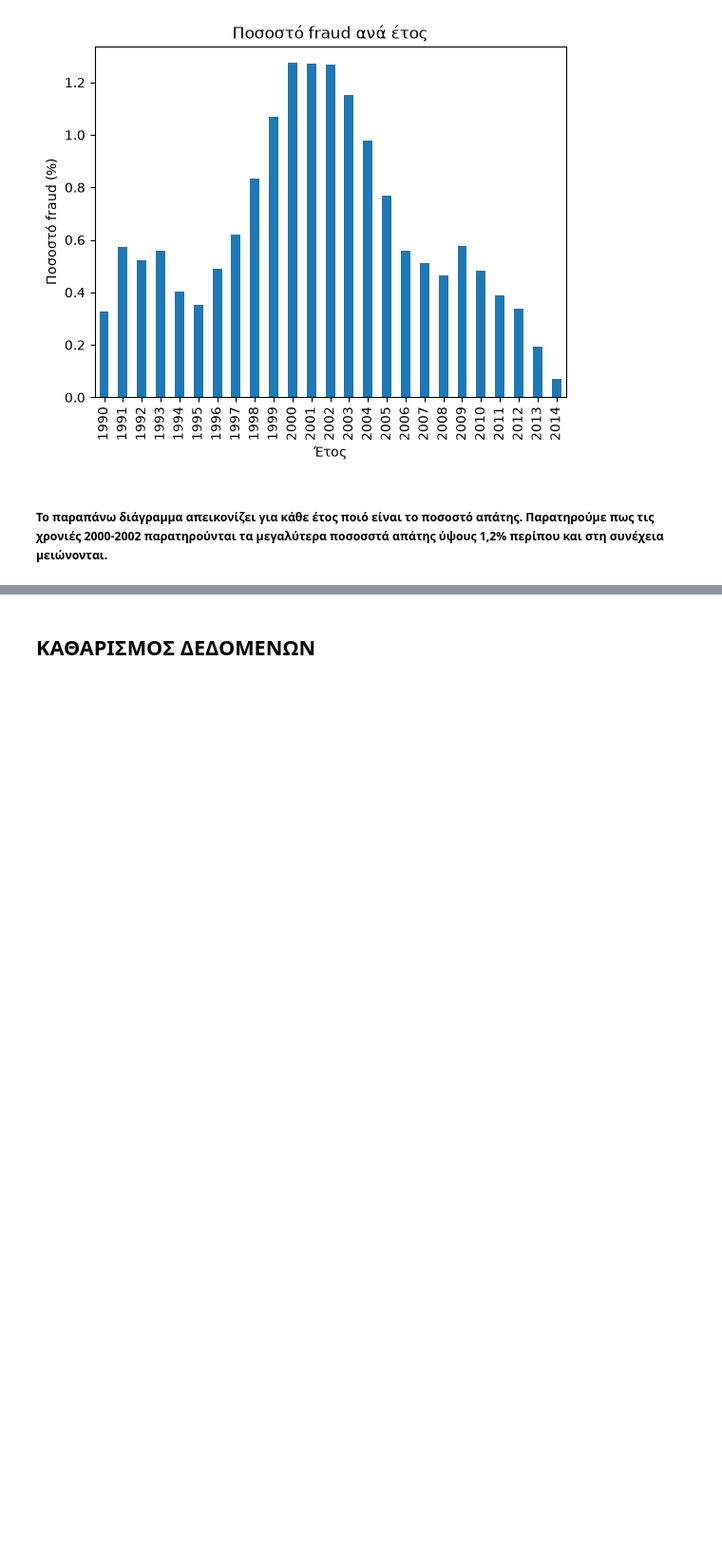
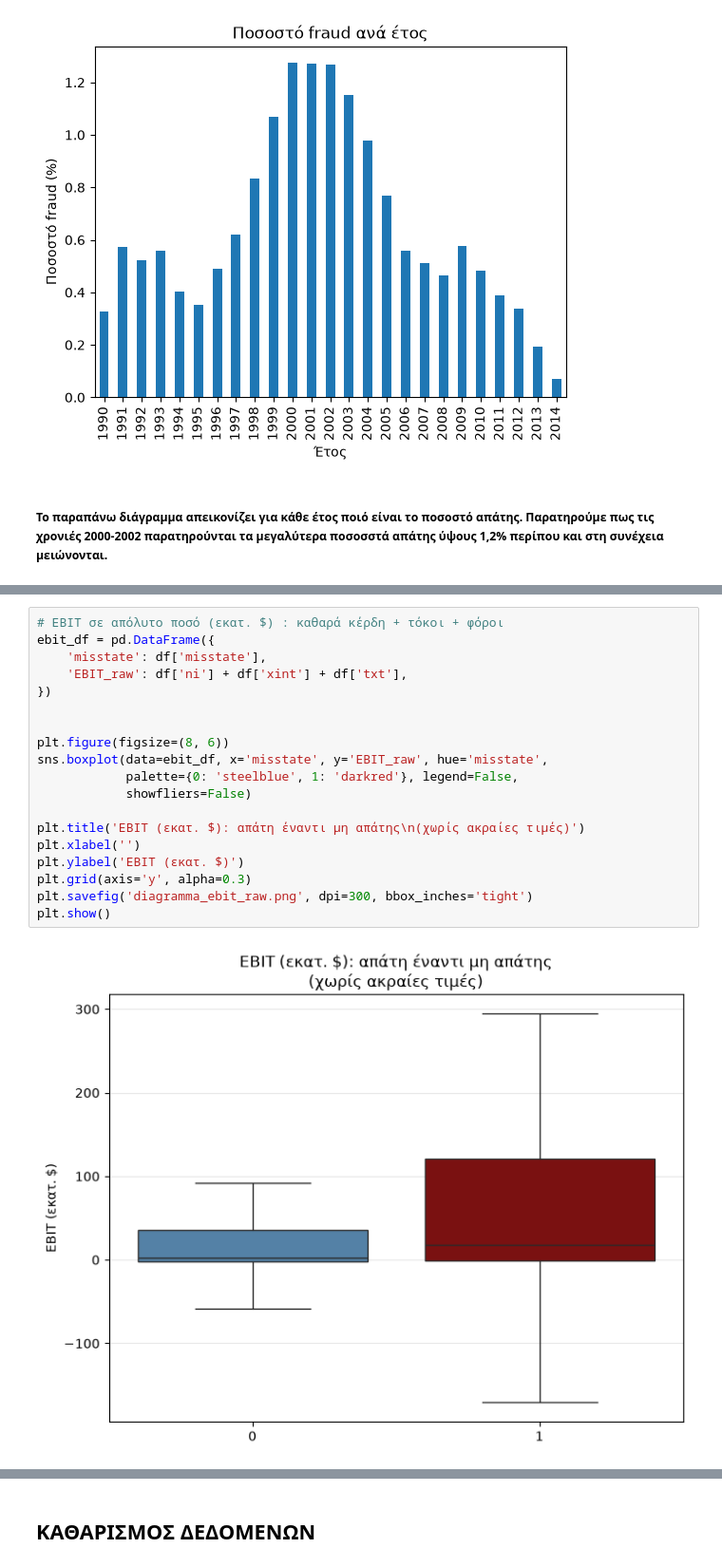
Before and after one commit to faidrapapavasileiou/PTIXIAKI_GITHUB, a Jupyter notebook: 01_eda_cleaning.ipynb.ipynb, the cells around one changed output, grey strips where cells are left out. Shown at 95% size. Saved outputs shown, nothing was run; the diff lists cells and outputs as text; blank space fills up the shorter version.

```diff
--- a/01_eda_cleaning.ipynb.ipynb
+++ b/01_eda_cleaning.ipynb.ipynb
@@ -237,0 +281,21 @@ Passing `palette` without assigning `hue` is deprecated and will be removed in v
+# %%
+# EBIT σε απόλυτο ποσό (εκατ. $) : καθαρά κέρδη + τόκοι + φόροι
+ebit_df = pd.DataFrame({
+    'misstate': df['misstate'],
+    'EBIT_raw': df['ni'] + df['xint'] + df['txt'],
+})
+
+
+plt.figure(figsize=(8, 6))
+sns.boxplot(data=ebit_df, x='misstate', y='EBIT_raw', hue='misstate',
+            palette={0: 'steelblue', 1: 'darkred'}, legend=False,
+            showfliers=False)
+
+plt.title('EBIT (εκατ. $): απάτη έναντι μη απάτης\n(χωρίς ακραίες τιμές)')
+plt.xlabel('')
+plt.ylabel('EBIT (εκατ. $)')
+plt.grid(axis='y', alpha=0.3)
+plt.savefig('diagramma_ebit_raw.png', dpi=300, bbox_inches='tight')
+plt.show()
+# %% [output]
+[figure, added]
```
Also changed, not shown: parts of 21 cells of this notebook, 2 other files.
